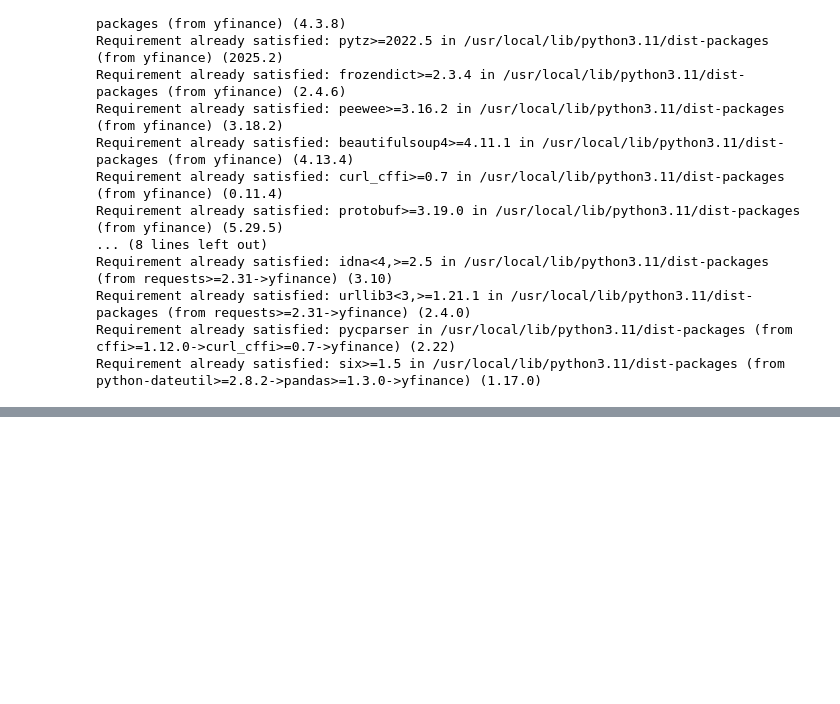
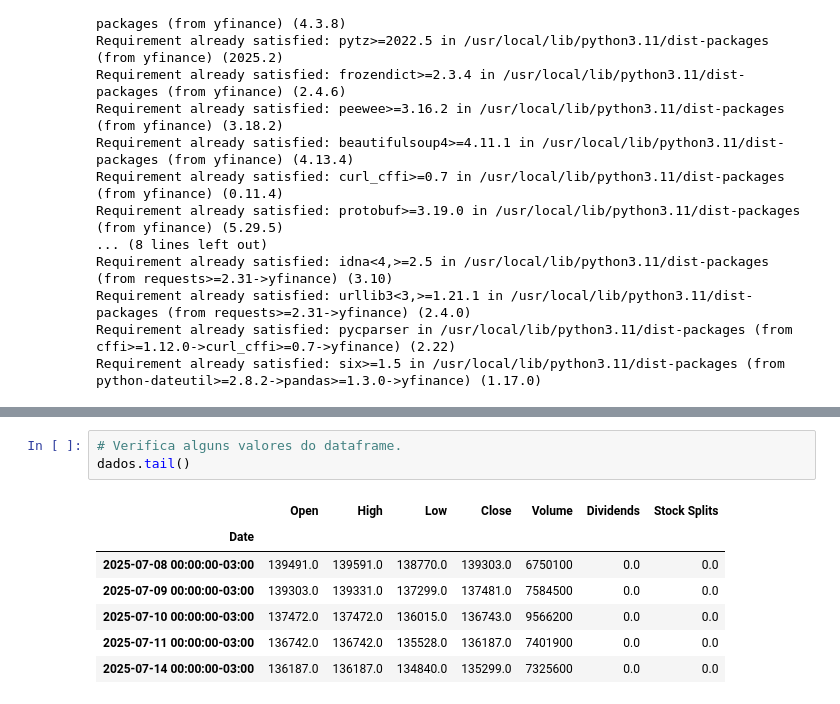
Before and after one commit to paulopetrillo/FIAP_TECH_CHALENGE_01, a Jupyter notebook: TECH_CHALENGE_01.ipynb, the cells around one changed output, grey strips where cells are left out. Saved outputs shown, nothing was run; the diff lists cells and outputs as text; blank space fills up the shorter version.

```diff
--- a/TECH_CHALENGE_01.ipynb
+++ b/TECH_CHALENGE_01.ipynb
@@ -84,0 +118,11 @@ dados =  pd.DataFrame(dat.history(period='3y'))
+# %%
+# Verifica alguns valores do dataframe.
+dados.tail()
+# %% [output]
+|  | Open | High | Low | Close | Volume | Dividends | Stock Splits |
+| Date |  |  |  |  |  |  |  |
+| 2025-07-08 00:00:00-03:00 | 139491.0 | 139591.0 | 138770.0 | 139303.0 | 6750100 | 0.0 | 0.0 |
+| 2025-07-09 00:00:00-03:00 | 139303.0 | 139331.0 | 137299.0 | 137481.0 | 7584500 | 0.0 | 0.0 |
+| 2025-07-10 00:00:00-03:00 | 137472.0 | 137472.0 | 136015.0 | 136743.0 | 9566200 | 0.0 | 0.0 |
+| 2025-07-11 00:00:00-03:00 | 136742.0 | 136742.0 | 135528.0 | 136187.0 | 7401900 | 0.0 | 0.0 |
+| 2025-07-14 00:00:00-03:00 | 136187.0 | 136187.0 | 134840.0 | 135299.0 | 7325600 | 0.0 | 0.0 |
```
Also changed, not shown: parts of 16 cells of this notebook.
